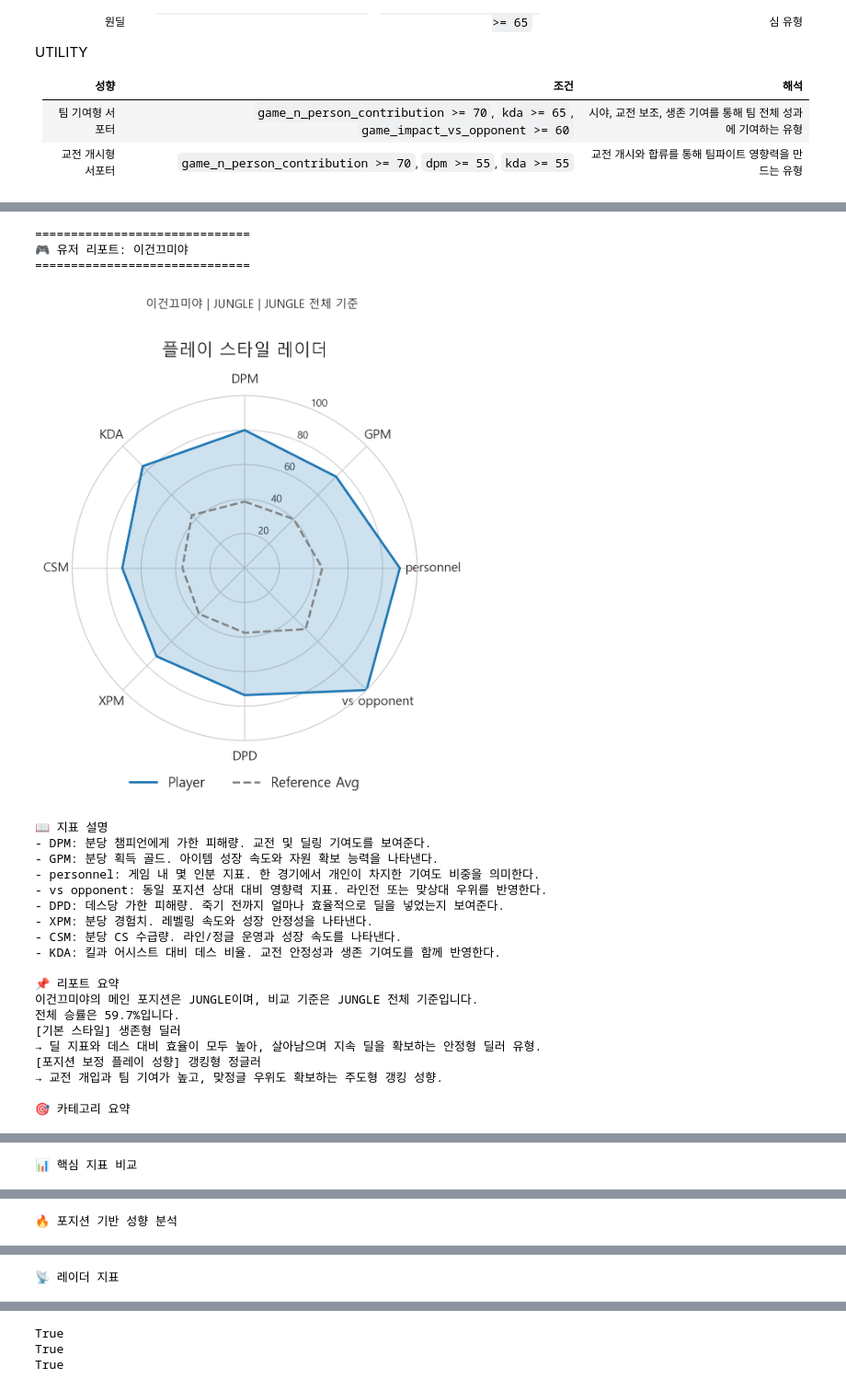
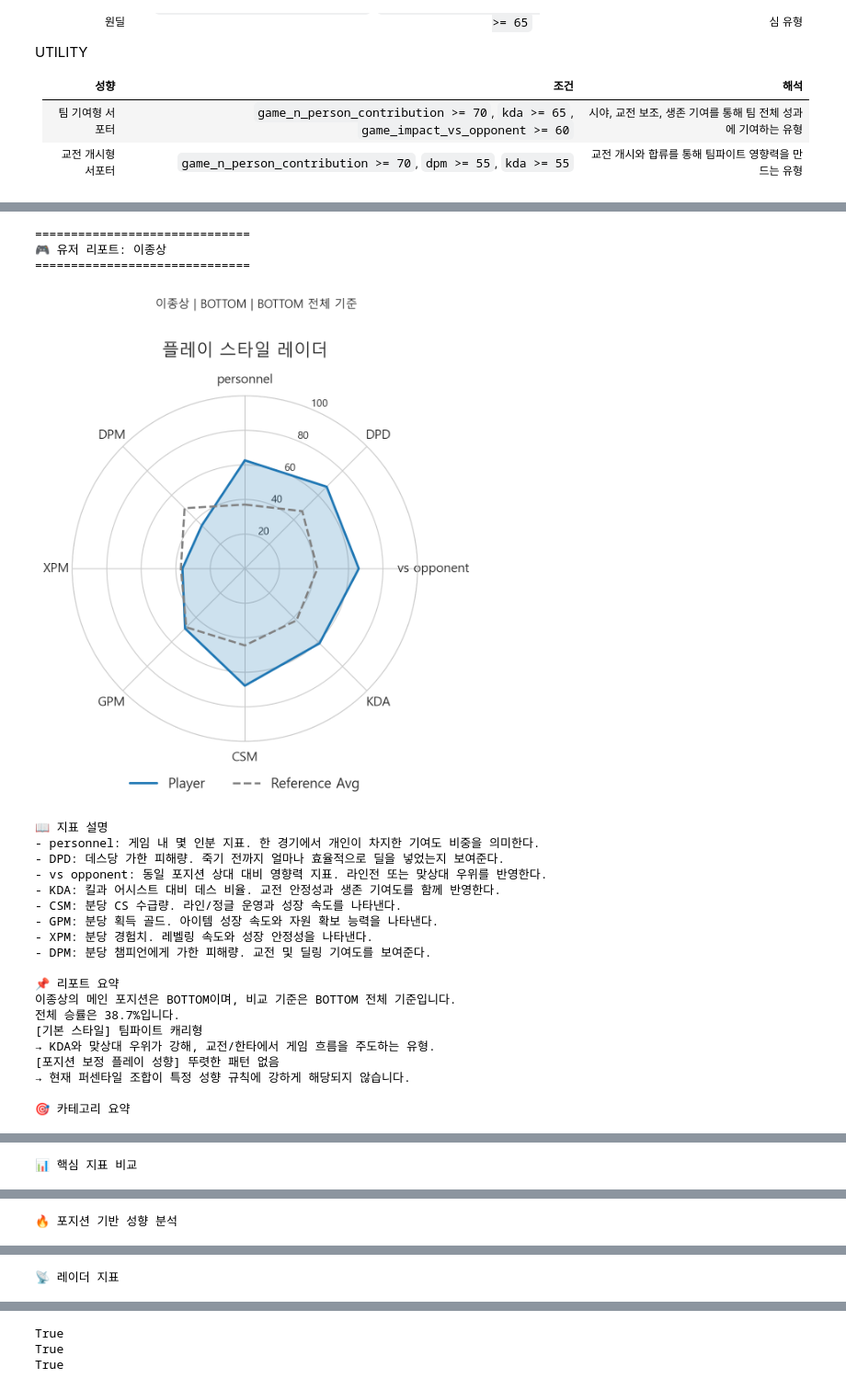
Before and after one commit to TRCGG/gmok_mmr, a Jupyter notebook: archive/notebooks/MMR 작업 소스.ipynb, the cells around one changed output, grey strips where cells are left out. Shown at 92% size. Saved outputs shown, nothing was run; the diff lists cells and outputs as text; code cells hidden in the pictures.

```diff
--- a/archive/notebooks/MMR 작업 소스.ipynb
+++ b/archive/notebooks/MMR 작업 소스.ipynb
@@ -38,3 +49,5 @@ mmr_df = "C:/Users/PC/Desktop/김필준/data/2026 난민_0415.csv"
+# %%
+mmr_df = "C:/Users/PC/Desktop/김필준/data/2025_MMR2.csv"
 # %%
 try:
     mmr_df = pd.read_csv(mmr_df, encoding='utf-8', on_bad_lines='skip')
@@ -2835,27 +2901,27 @@ mmr_df_updated_elo 컬럼: ['id', 'guild_id', 'replay_code', 'puuid', 'champion_
 # %%
-run_player_report("이건끄미야")
+run_player_report("이종상")
 # %% [output]
 ==============================
-🎮 유저 리포트: 이건끄미야
+🎮 유저 리포트: 이종상
 ==============================
-[figure, old version]
+[figure, new version]
 📖 지표 설명
+- personnel: 게임 내 몇 인분 지표. 한 경기에서 개인이 차지한 기여도 비중을 의미한다.
+- DPD: 데스당 가한 피해량. 죽기 전까지 얼마나 효율적으로 딜을 넣었는지 보여준다.
+- vs opponent: 동일 포지션 상대 대비 영향력 지표. 라인전 또는 맞상대 우위를 반영한다.
+- KDA: 킬과 어시스트 대비 데스 비율. 교전 안정성과 생존 기여도를 함께 반영한다.
+- CSM: 분당 CS 수급량. 라인/정글 운영과 성장 속도를 나타낸다.
+- GPM: 분당 획득 골드. 아이템 성장 속도와 자원 확보 능력을 나타낸다.
+- XPM: 분당 경험치. 레벨링 속도와 성장 안정성을 나타낸다.
 - DPM: 분당 챔피언에게 가한 피해량. 교전 및 딜링 기여도를 보여준다.
-- GPM: 분당 획득 골드. 아이템 성장 속도와 자원 확보 능력을 나타낸다.
-- personnel: 게임 내 몇 인분 지표. 한 경기에서 개인이 차지한 기여도 비중을 의미한다.
-- vs opponent: 동일 포지션 상대 대비 영향력 지표. 라인전 또는 맞상대 우위를 반영한다.
-- DPD: 데스당 가한 피해량. 죽기 전까지 얼마나 효율적으로 딜을 넣었는지 보여준다.
-- XPM: 분당 경험치. 레벨링 속도와 성장 안정성을 나타낸다.
-- CSM: 분당 CS 수급량. 라인/정글 운영과 성장 속도를 나타낸다.
-- KDA: 킬과 어시스트 대비 데스 비율. 교전 안정성과 생존 기여도를 함께 반영한다.
 
 📌 리포트 요약
-이건끄미야의 메인 포지션은 JUNGLE이며, 비교 기준은 JUNGLE 전체 기준입니다.
-전체 승률은 59.7%입니다.
-[기본 스타일] 생존형 딜러
-→ 딜 지표와 데스 대비 효율이 모두 높아, 살아남으며 지속 딜을 확보하는 안정형 딜러 유형.
-[포지션 보정 플레이 성향] 갱킹형 정글러
-→ 교전 개입과 팀 기여가 높고, 맞정글 우위도 확보하는 주도형 갱킹 성향.
+이종상의 메인 포지션은 BOTTOM이며, 비교 기준은 BOTTOM 전체 기준입니다.
+전체 승률은 38.7%입니다.
+[기본 스타일] 팀파이트 캐리형
+→ KDA와 맞상대 우위가 강해, 교전/한타에서 게임 흐름을 주도하는 유형.
+[포지션 보정 플레이 성향] 뚜렷한 패턴 없음
+→ 현재 퍼센타일 조합이 특정 성향 규칙에 강하게 해당되지 않습니다.
 
 🎯 카테고리 요약
 |  | 유저명 | 메인 포지션 | MMR 밴드 | 비교 기준 | 비교 유저 수 | 기본 스타일 | 스타일 설명 | 대표 성향 | 대표 성향 해석 |
```
Also changed, not shown: parts of 22 cells of this notebook.
